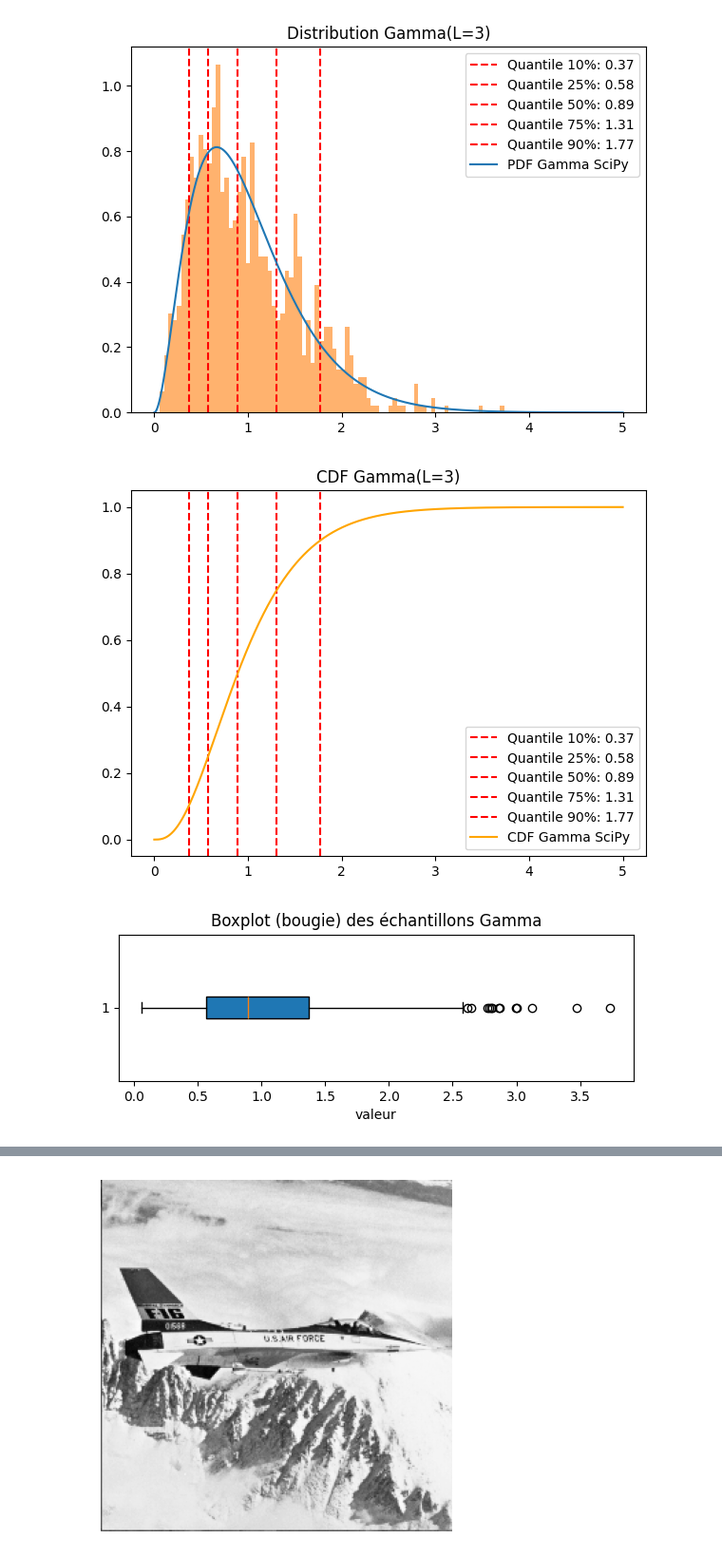
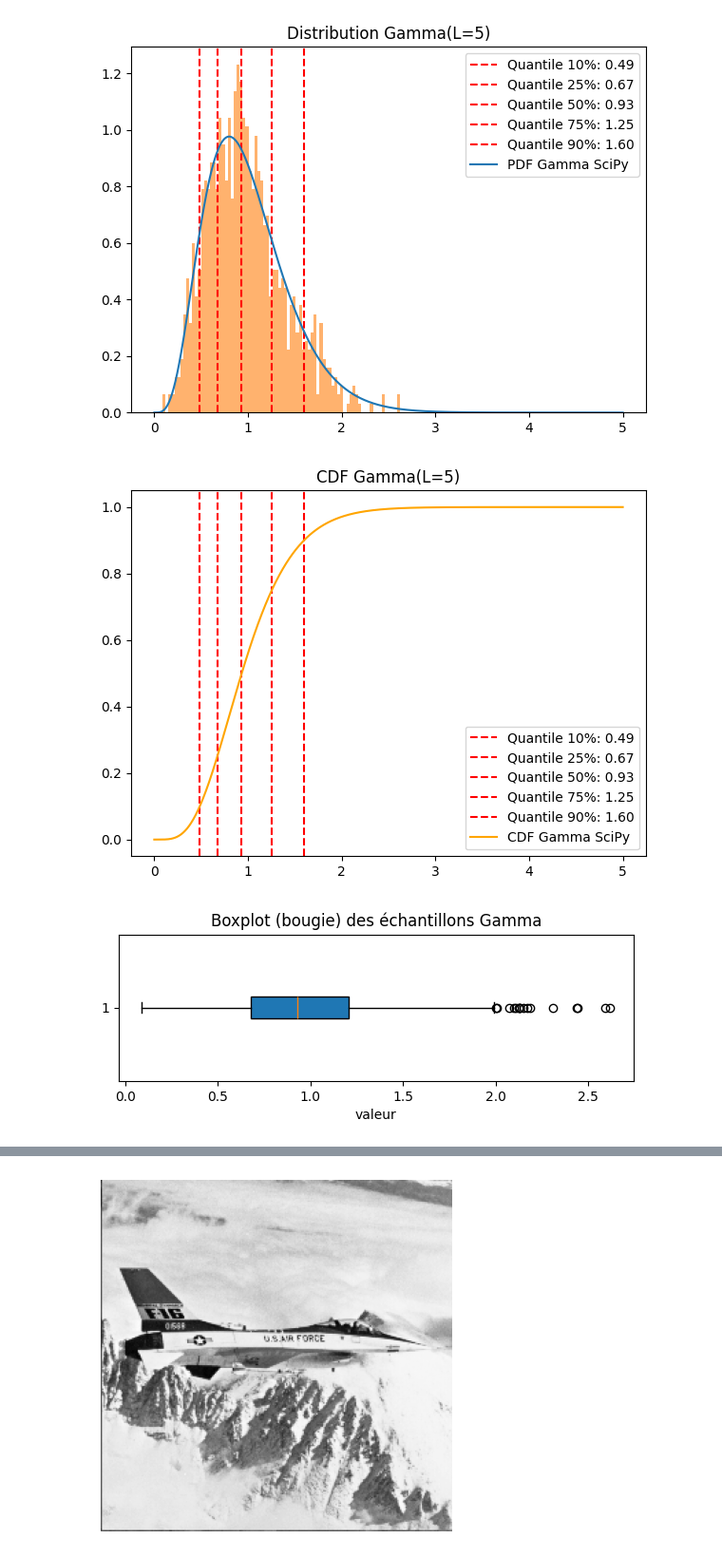
Before and after one commit to rokayaIdel/SAR-Denoising-Project, a Jupyter notebook: ETL/gammaDistribution.ipynb, the cells around one changed output, grey strips where cells are left out. Shown at 95% size. Cells and saved outputs as stored; diff of their text form; code cells hidden in the pictures.

```diff
--- a/ETL/gammaDistribution.ipynb
+++ b/ETL/gammaDistribution.ipynb
@@ -5,7 +5,7 @@ import matplotlib.pyplot as plt
 from src.transform.transform import Transform
 # %%
 
-L = 3  # nombre de looks
+L = 5  # nombre de looks
 
 shape = L
 scale = 1.0 / L
@@ -30,34 +30,34 @@ for q in quantiles:
 plt.plot(x, pdf, label="PDF Gamma SciPy")
 plt.hist(samples, bins=80, density=True, alpha=0.6)
 plt.legend()
 plt.title(f"Distribution Gamma(L={L})")
 plt.show()
 
 # === FIGURE 2 : Integral Cumulative Distribution Function (CDF) ===
 cdf = gamma.cdf(x, a=shape, scale=scale)
 plt.figure(figsize=(7,5))
 
 
 
 for q in quantiles:
 	q_value = gamma.ppf(q, a=shape, scale=scale)
 	plt.axvline(q_value, color='red', linestyle='--', label=f'Quantile {q*100:.0f}%: {q_value:.2f}')
 plt.plot(x, cdf, label="CDF Gamma SciPy", color='orange')
 plt.title(f"CDF Gamma(L={L})")
 plt.legend()
 plt.show()
 
 # === FIGURE 3 : BOX PLOT (BOUGIE) ===
 plt.figure(figsize=(7,2))
 plt.boxplot(samples, vert=False, patch_artist=True)
 plt.title("Boxplot (bougie) des échantillons Gamma")
 plt.xlabel("valeur")
 plt.show()
 
 print("Moyenne théorique:", gamma.mean(a=L, scale=1/L))
 print("Variance théorique:", gamma.var(a=L, scale=1/L))
 # %% [output]
-[figure, old version]
+[figure, new version]
-[figure, old version]
+[figure, new version]
-[figure, old version]
+[figure, new version]
 Moyenne théorique: 1.0
```
Also changed, not shown: parts of 3 cells of this notebook, 1 other file.
